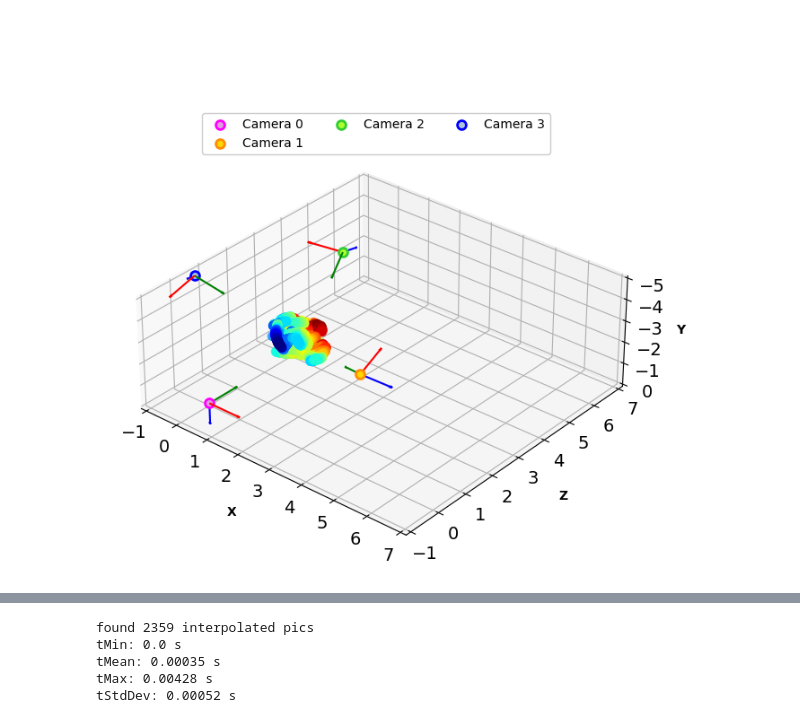
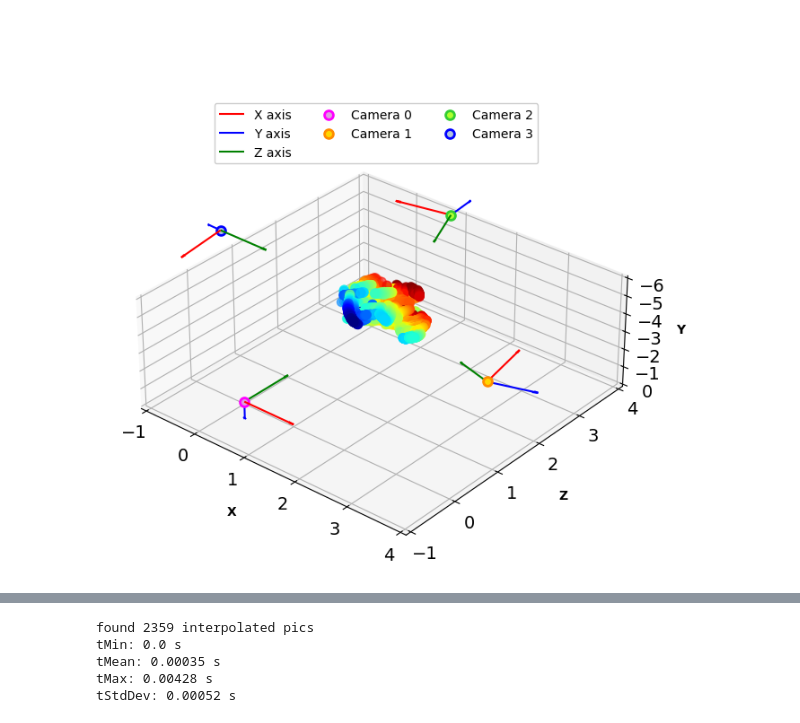
Before and after one commit to debOliveira/MoCapRasp, a Jupyter notebook: central/debugOnline.ipynb, the cells around one changed output, grey strips where cells are left out. Drawn from its saved outputs; the diff is of its cells as text; code cells hidden in the pictures.

```diff
--- a/central/debugOnline.ipynb
+++ b/central/debugOnline.ipynb
@@ -18,7 +38,11 @@ from itertools import permutations,combinations
 # %%
-#dfCSV = np.genfromtxt('dataset_2.6m/working3/cam_all.csv', delimiter=',')
+##########################################
+### YOU MAY CHANGE THE VARIABLES BELOW ###
+##########################################
+
+# name (folder/camCalib.csv) where the CSV from serverv2Calib.py is saved
 dfCSV = np.genfromtxt('G:/Meu Drive/UFCG/Mestrado/MoCap/CSV datasets/20Jun/camCalib.csv', delimiter=',')
-verbose = False
-nCameras = 4
-recTime = 90
-step = 0.01
+verbose = False # verbose flag for reading the data and interpolation
+nCameras = 4    # number of cameras
+recTime = 90    # recording time, in seconds
+step = 1/125    # step of the interpolated DF
@@ -343,10 +396,10 @@ interpolated 1085 images between cams 2 and 3
 # %%
-# plot 3d map
+# setting 3D plot variables
 fig = plt.figure(figsize=(8, 8),dpi=100)
 ax = plt.axes(projection='3d')
-ax.set_xlim(-1, 7)
-ax.set_zlim(-5, 0)
-ax.set_ylim(-1, 7)
+ax.set_xlim(-1, 4)
+ax.set_zlim(-6, 0)
+ax.set_ylim(-1, 4)
 ax.set_xlabel('X')
 ax.set_ylabel('Z')
 ax.set_zlabel('Y')
@@ -355,53 +408,47 @@ ax.set_ylabel('Z', fontweight='bold',labelpad=15)
 ax.set_zlabel('Y', fontweight='bold',labelpad=5)
 cmhot = plt.get_cmap("jet")
 ax.view_init(elev=30, azim=-50)
 plt.gca().invert_zaxis()
 ax.get_proj = lambda: np.dot(Axes3D.get_proj(ax), np.diag([1., 1., .5, 1.]))
 colours = [['fuchsia','plum'],['darkorange','gold'],['limegreen','greenyellow'],['blue','lightsteelblue']]
 
-'''for j in range(nCameras):
-    # plot camera
-    k = 0.8
-    x,y,z= np.array([k, 0, 0, 0]), np.array([0, k, 0, 0]),np.array([0, 0, k, 0])
-    t,R,lamb = np.array(translation[j][0]).reshape(-1,3),np.array(rotation[j]),scale[j]
-    t_new = np.matmul(-t, R).reshape(-1,3)*lamb/100
-    P_new = np.vstack((np.hstack((R.T,t_new.T)),np.hstack((np.zeros((3)),1))))
-    x,y,z = np.matmul(P_new,x),np.matmul(P_new,y),np.matmul(P_new,z)
-    o = np.matmul(P_new,[[0.],[0.],[0.],[1]]).ravel()
-    ax.quiver(o[0], o[2], o[1], x[0], x[2], x[1], arrow_length_ratio=0.1, edgecolors="r")
-    ax.quiver(o[0], o[2], o[1], y[0], y[2], y[1], arrow_length_ratio=0.1, edgecolors="b")
-    ax.quiver(o[0], o[2], o[1], z[0], z[2], z[1], arrow_length_ratio=0.1, edgecolors="g")
-    ax.scatter(o[0], o[2], o[1], s=50, edgecolor=colours[j][0], facecolor=colours[j][1], linewidth=2,  label = 'Camera '+str(j))
-'''
+# initializing arrays
+allPts3d,projMat = [],[]
 
-allPts3d,projMat = [],[]
-# when using composition
+# getting coordinates from each camera and 3D points in relation to the 0th camera
 for j in range(nCameras):
-    # plot camera
+    # initialize initial values of the projection matrices
     x,y,z= np.array([1, 0, 0, 0]), np.array([0, 1, 0, 0]),np.array([0, 0, 1, 0])
     P_new = np.vstack((np.hstack((np.identity(3),np.zeros((3,1)))),np.hstack((np.zeros((3)),1))))
+    # iterate over the previous cameras to find the relation to the 0th camera
+    # e.g. 3 -> 2 -> 1 -> 0
     for i in np.flip(range(j+1)):
         t,R,lamb = np.array(translation[i][0]).reshape(-1,3),np.array(rotation[i]),scale[i]
         t_new = np.matmul(-t, R).reshape(-1,3)*lamb/100
         P = np.vstack((np.hstack((R.T,t_new.T)),np.hstack((np.zeros((3)),1))))
         P_new = np.matmul(P,P_new)
+    # save new projection matrix
     projMat.append(P_new)
+    # plot camera pose
     x,y,z = np.matmul(P_new,x),np.matmul(P_new,y),np.matmul(P_new,z)
     o = np.matmul(P_new,[[0.],[0.],[0.],[1]]).ravel()
-    ax.quiver(o[0], o[2], o[1], x[0], x[2], x[1], arrow_length_ratio=0.1, edgecolors="r")
-    ax.quiver(o[0], o[2], o[1], y[0], y[2], y[1], arrow_length_ratio=0.1, edgecolors="b")
-    ax.quiver(o[0], o[2], o[1], z[0], z[2], z[1], arrow_length_ratio=0.1, edgecolors="g")
+    ax.quiver(o[0], o[2], o[1], x[0], x[2], x[1], arrow_length_ratio=0.1, edgecolors="r", label='X axis')
+    ax.quiver(o[0], o[2], o[1], y[0], y[2], y[1], arrow_length_ratio=0.1, edgecolors="b", label='Y axis')
+    ax.quiver(o[0], o[2], o[1], z[0], z[2], z[1], arrow_length_ratio=0.1, edgecolors="g", label='Z axis')
     ax.scatter(o[0], o[2], o[1], s=50, edgecolor=colours[j][0], facecolor=colours[j][1], linewidth=2,  label = 'Camera '+str(j))
+    # save triangulated 3D points in relation to the 0th camera
     if j<(nCameras-1):
         points3d = np.hstack((points3D_perPair[j]*scale[j+1][0]/100,np.ones((points3D_perPair[j].shape[0],1)))).T
         points3d = np.matmul(P_new,points3d)
         ax.scatter(points3d[0], points3d[2], points3d[1], s=50, c=points3d[2], cmap=cmhot)
         if not len(allPts3d): allPts3d = points3d.copy()
         else: allPts3d = np.hstack((allPts3d,points3d.copy()))
 
-# plot commands
-plt.legend(ncol=3,loc ='center',edgecolor='silver', bbox_to_anchor=(0.5, 0.8))
+# final plot commands
+handles, labels = plt.gca().get_legend_handles_labels()
+by_label = dict(zip(labels, handles))
+plt.legend(by_label.values(), by_label.keys(),ncol=3,loc ='center',edgecolor='silver', bbox_to_anchor=(0.5, 0.8))
 plt.draw()
 plt.show()
 # %% [output]
-[figure, old version]
+[figure, new version]
```
Also changed, not shown: parts of 25 cells of this notebook.
